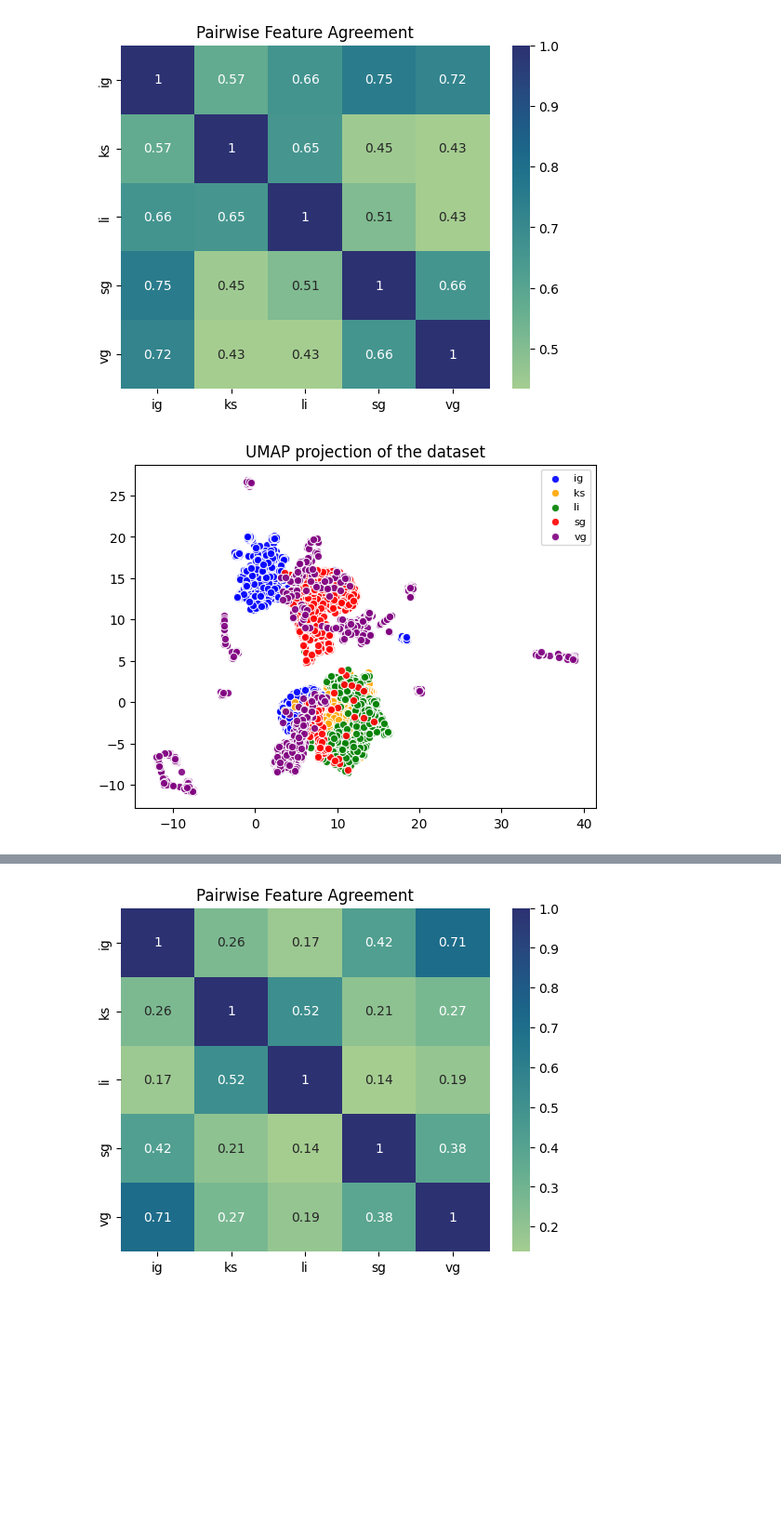
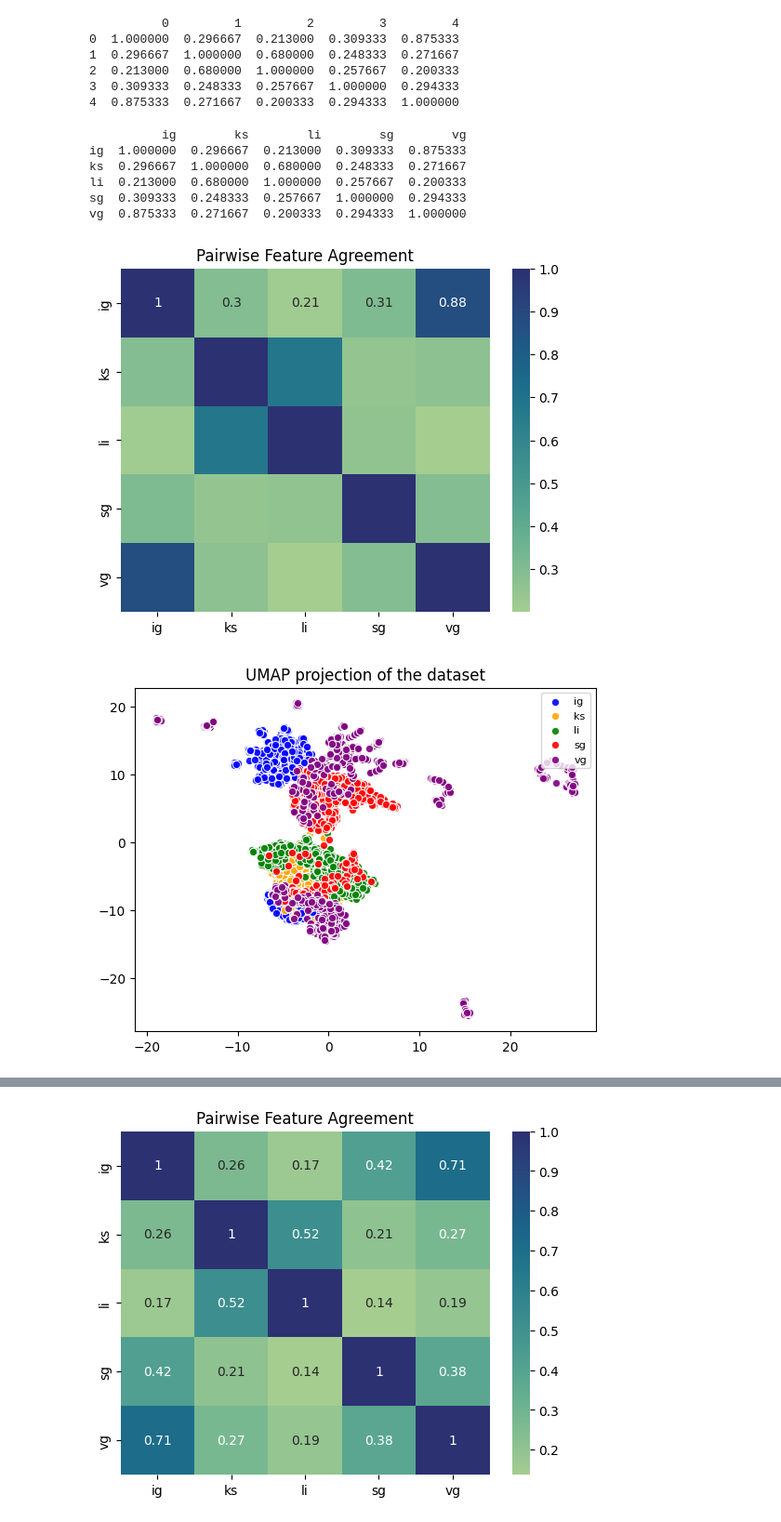
Before and after one commit to ekunigk/BA_Disagreement_Problem, a Jupyter notebook: evaluation_one.ipynb, the cells around one changed output, grey strips where cells are left out. Shown at 93% size. Saved outputs shown, nothing was run; the diff lists cells and outputs as text; code cells hidden in the pictures; blank space fills up the shorter version.

```diff
--- a/evaluation_one.ipynb
+++ b/evaluation_one.ipynb
@@ -9,8 +26,23 @@ dc_sb = DataCollector('spambase')
+# %%
+print(pd.DataFrame(fa))
+# %% [output]
+          0         1         2         3         4
+0  1.000000  0.296667  0.213000  0.309333  0.875333
+1  0.296667  1.000000  0.680000  0.248333  0.271667
+2  0.213000  0.680000  1.000000  0.257667  0.200333
+3  0.309333  0.248333  0.257667  1.000000  0.294333
+4  0.875333  0.271667  0.200333  0.294333  1.000000
 # %%
-analyze_explanations('breastw', 100, 3, 1, 15, 0.7, True, False, 3, 0)
+analyze_explanations('breastw', 1000, 3, 1, 15, 0.7, True, False, 3, 0)
 # %% [output]
+          ig        ks        li        sg        vg
+ig  1.000000  0.296667  0.213000  0.309333  0.875333
+ks  0.296667  1.000000  0.680000  0.248333  0.271667
+li  0.213000  0.680000  1.000000  0.257667  0.200333
+sg  0.309333  0.248333  0.257667  1.000000  0.294333
+vg  0.875333  0.271667  0.200333  0.294333  1.000000
-[figure, old version]
+[figure, new version]
-[figure, old version]
+[figure, new version]
 [figure]
 # %%
 analyze_explanations('spambase', 100, 3, 3, 15, 0.7, True, True, 38, 0)
```
Also changed, not shown: parts of 3 cells of this notebook, 52 other files.
